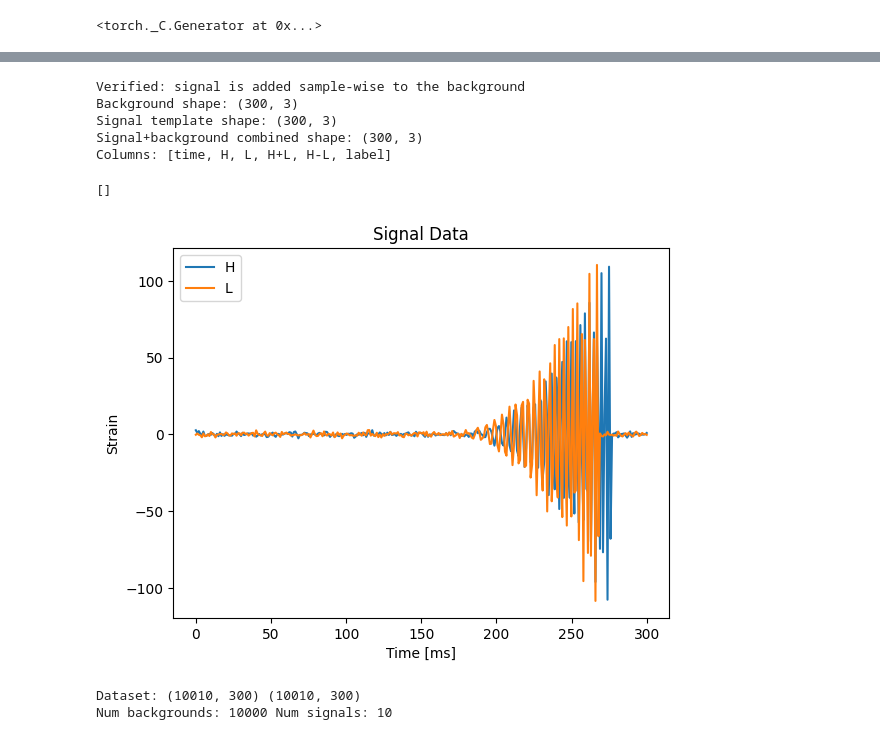
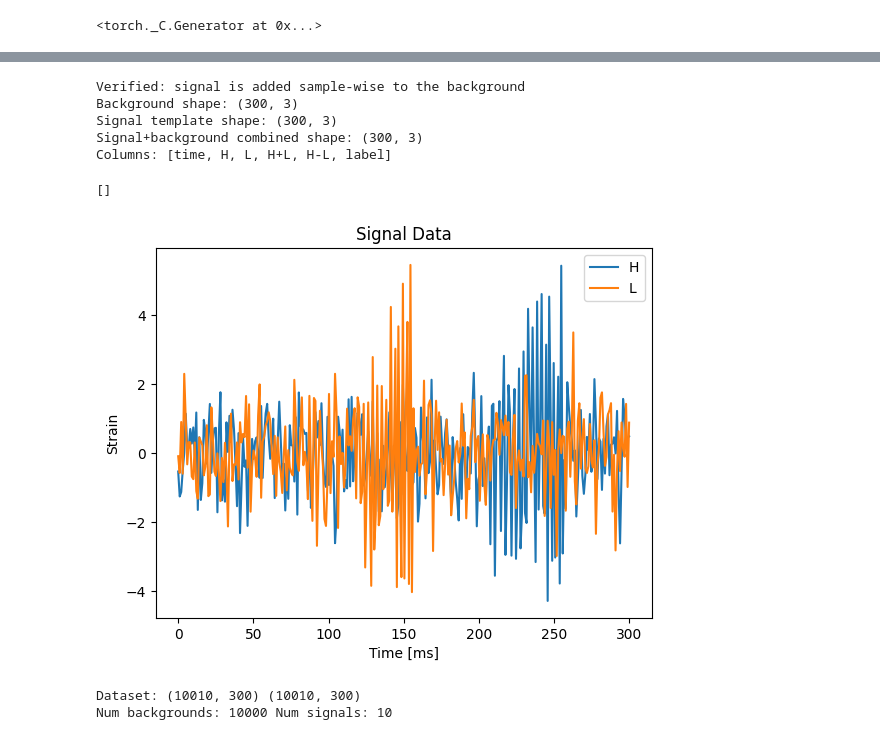
Before and after one commit to KrishWu/ranode, a Jupyter notebook: notebooks/gw_classifier.ipynb, the cells around one changed output, grey strips where cells are left out. Cells and saved outputs as stored; diff of their text form; code cells hidden in the pictures.

Commit message:
Ran with a lower signal height, fixed generator model toggles, and added ability to export anomaly score data to a CSV

```diff
--- a/notebooks/gw_classifier.ipynb
+++ b/notebooks/gw_classifier.ipynb
@@ -166,5 +166,5 @@ plt.show()
 # %%
-SIGNAL_AMPLITUDE = 120.0  # tweak amplitude to study sensitivity
+SIGNAL_AMPLITUDE = 5  # tweak amplitude to study sensitivity
 
 raw_bkg = gen_bg()
 raw_sig = gen_sig(amplitude=SIGNAL_AMPLITUDE)
@@ -178,34 +178,34 @@ def combine_signal_with_background(background: np.ndarray, signal: np.ndarray, s
     combined[:, 1] = background[:, 1] + scale * signal[:, 1]
     combined[:, 2] = background[:, 2] + scale * signal[:, 2]
     return combined
 
 combined_signal_raw = combine_signal_with_background(raw_bkg, raw_sig)
 assert np.allclose(combined_signal_raw[:, 0], raw_bkg[:, 0])
 assert np.allclose(combined_signal_raw[:, 1] - raw_bkg[:, 1], raw_sig[:, 1])
 assert np.allclose(combined_signal_raw[:, 2] - raw_bkg[:, 2], raw_sig[:, 2])
 print("Verified: signal is added sample-wise to the background")
 
 print(f"Background shape: {raw_bkg.shape}")
 print(f"Signal template shape: {raw_sig.shape}")
 print(f"Signal+background combined shape: {combined_signal_raw.shape}")
 print("Columns: [time, H, L, H+L, H-L, label]")
 
 plt.clf()
 plt.plot(combined_signal_raw[:,0],combined_signal_raw[:,1],label="H")
 plt.plot(combined_signal_raw[:,0],combined_signal_raw[:,2],label="L")
 plt.ylabel("Strain")
 plt.title("Signal Data")
 plt.xlabel("Time [ms]")
 plt.legend()
 plt.plot()
 # %% [output]
 Verified: signal is added sample-wise to the background
 Background shape: (300, 3)
 Signal template shape: (300, 3)
 Signal+background combined shape: (300, 3)
 Columns: [time, H, L, H+L, H-L, label]
 []
-[figure, old version]
+[figure, new version]
 # %%
 # You must already have these defined somewhere:
 # def gen_bg(): ...
```
Also changed, not shown: parts of 11 cells of this notebook, 1 other file.
